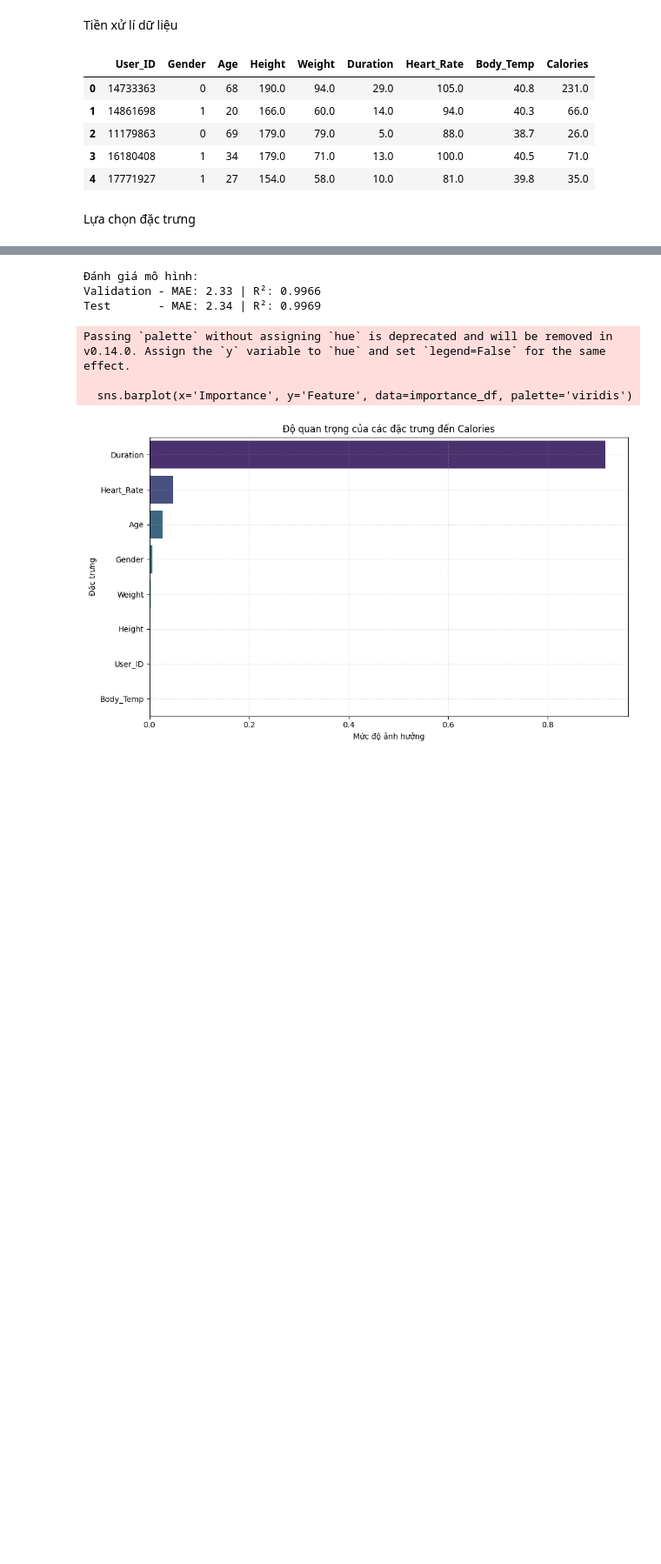
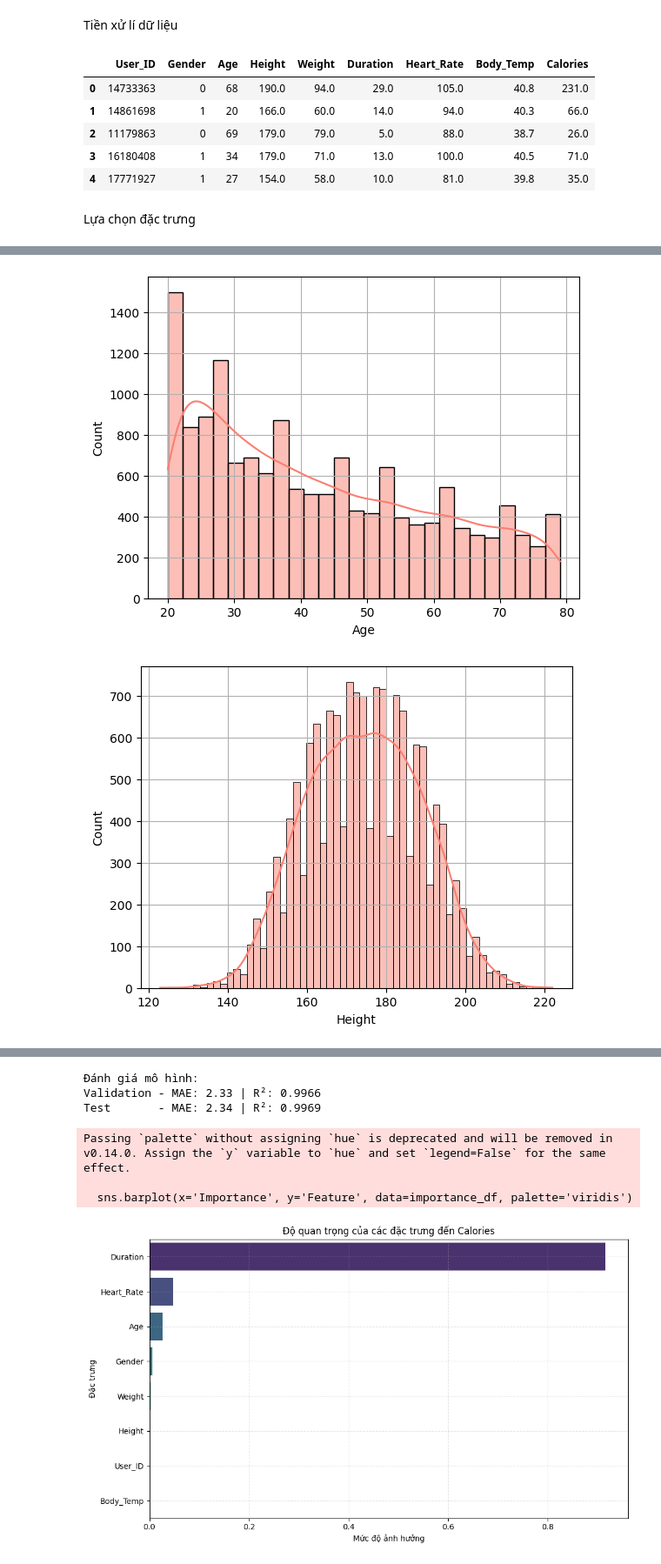
Before and after one commit to NathanNguyen411/Calo_predict, a Jupyter notebook: Calo_predict.ipynb, the cells around one changed output, grey strips where cells are left out. Shown at 87% size. Drawn from its saved outputs; the diff is of its cells as text; code cells hidden in the pictures; blank space fills up the shorter version.

```diff
--- a/Calo_predict.ipynb
+++ b/Calo_predict.ipynb
@@ -56,0 +73,41 @@ Lựa chọn đặc trưng
+# %%
+# Của các đặc trưng khác
+# Age
+plt.figure()
+sns.histplot(df['Age'], kde=True, color='salmon')
+plt.grid()
+
+# Height
+plt.figure()
+sns.histplot(df['Height'], kde=True, color='salmon')
+plt.grid()
+
+# Weight
+plt.figure()
+sns.histplot(df['Weight'], kde=True, color='salmon')
+plt.grid()
+
+# Duration
+plt.figure()
+sns.histplot(df['Duration'], kde=True, color='salmon')
+plt.grid()
+
+# Heart_Rate
+plt.figure()
+sns.histplot(df['Heart_Rate'], kde=True, color='salmon')
+plt.grid()
+
+# Body_Temp
+plt.figure()
+sns.histplot(df['Body_Temp'], kde=True, color='salmon')
+plt.grid()
+
+# Calories
+plt.figure()
+sns.histplot(df['Calories'], kde=True, color='salmon')
+plt.grid()
+
+plt.show()
+# %% [output]
+[figure, added]
+[figure, added]
```
Also changed, not shown: parts of 7 cells of this notebook.
